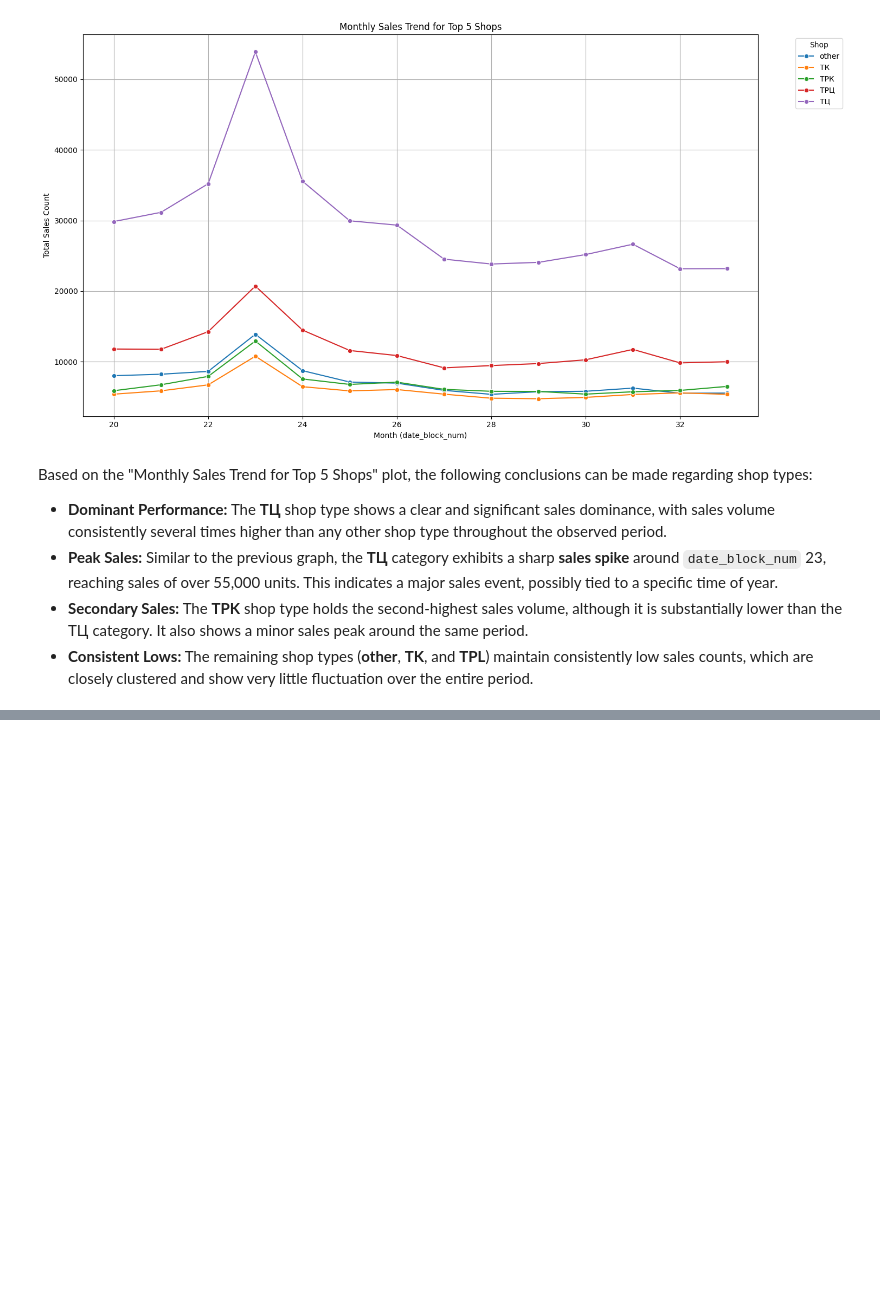
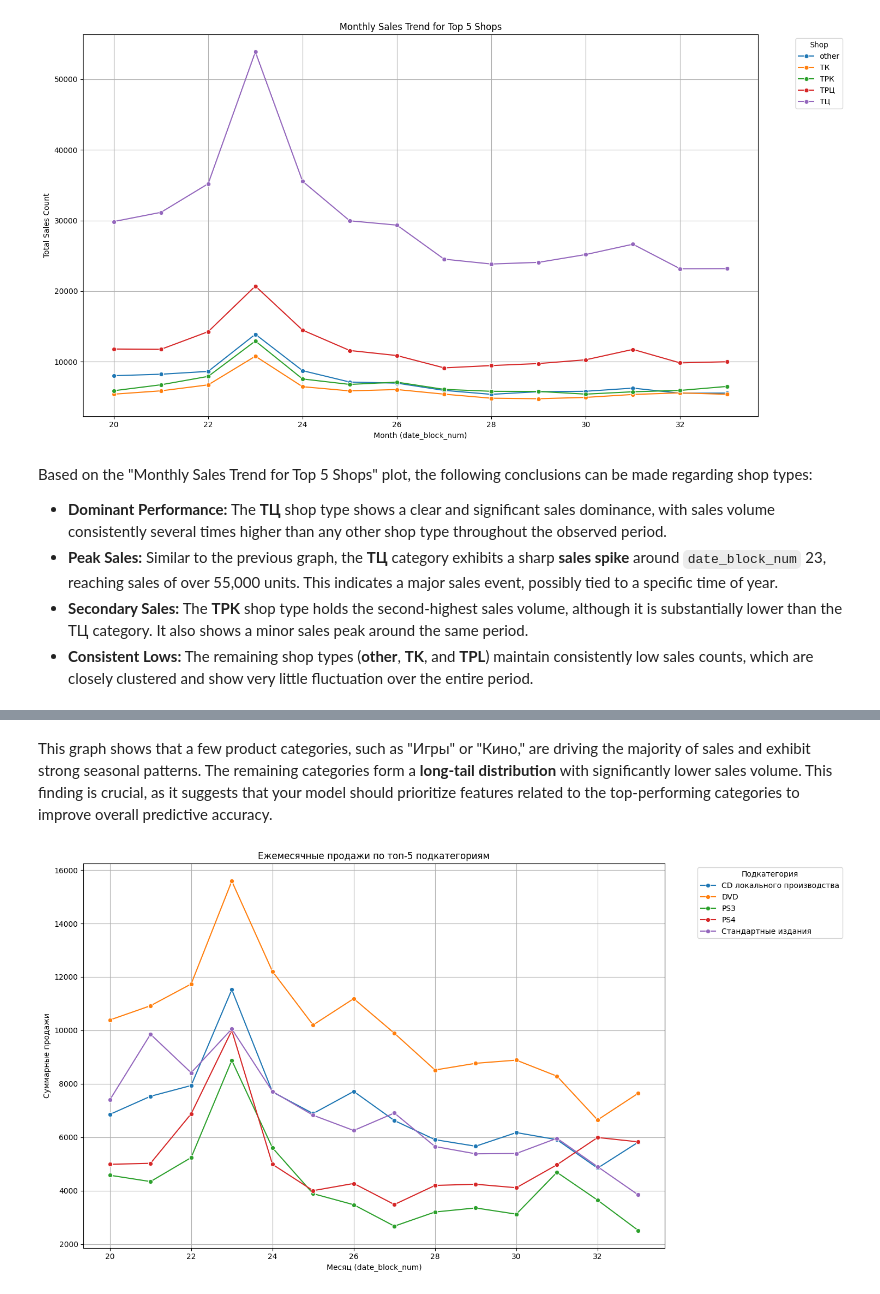
Before and after one commit to ffjjzz/InnowiseInternship, a Jupyter notebook: notebooks/EDA.ipynb, the cells around one changed output, grey strips where cells are left out. Drawn from its saved outputs; the diff is of its cells as text; code cells hidden in the pictures; blank space fills up the shorter version.

```diff
--- a/notebooks/EDA.ipynb
+++ b/notebooks/EDA.ipynb
@@ -535,0 +571,31 @@ Based on the "Monthly Sales Trend for Top 5 Shops" plot, the following conclusio
+# %% [markdown]
+This graph shows that a few product categories, such as "Игры" or "Кино," are driving the majority of sales and exhibit strong seasonal patterns. The remaining categories form a **long-tail distribution** with significantly lower sales volume. This finding is crucial, as it suggests that your model should prioritize features related to the top-performing categories to improve overall predictive accuracy.
+# %%
+import pandas as pd
+import matplotlib.pyplot as plt
+import seaborn as sns
+
+def plot_sales_by_subcategory(train_df: pd.DataFrame, items_df: pd.DataFrame, item_categories_df: pd.DataFrame):
+    df_merged = pd.merge(train_df, items_df[['item_id', 'item_category_id']], on='item_id', how='left')
+    df_merged = pd.merge(df_merged, item_categories_df, on='item_category_id', how='left')
+    df_merged['subcategory'] = df_merged['item_category_name'].apply(lambda x: x.split('-')[-1].strip() if '-' in x else 'Other')
+    monthly_sales_by_subcat = df_merged.groupby(['date_block_num', 'subcategory'])['item_cnt_month_'].sum().reset_index()
+    top_5_subcats = monthly_sales_by_subcat.groupby('subcategory')['item_cnt_month_'].sum().nlargest(5).index
+    top_subcats_df = monthly_sales_by_subcat[monthly_sales_by_subcat['subcategory'].isin(top_5_subcats)]
+    plt.figure(figsize=(15, 8))
+    sns.lineplot(data=top_subcats_df, x='date_block_num', y='item_cnt_month_', hue='subcategory', marker='o')
+    plt.title('Ежемесячные продажи по топ-5 подкатегориям')
+    plt.xlabel('Месяц (date_block_num)')
+    plt.ylabel('Суммарные продажи')
+    plt.legend(title='Подкатегория', bbox_to_anchor=(1.05, 1), loc='upper left')
+    plt.grid(True)
+    plt.tight_layout()
+    plt.show()
+
+plot_sales_by_subcategory(
+    train,
+    data_storage['items'],
+    data_storage['item_categories']
+)
+# %% [output]
+[figure, added]
```
Also changed, not shown: parts of 9 cells of this notebook.
